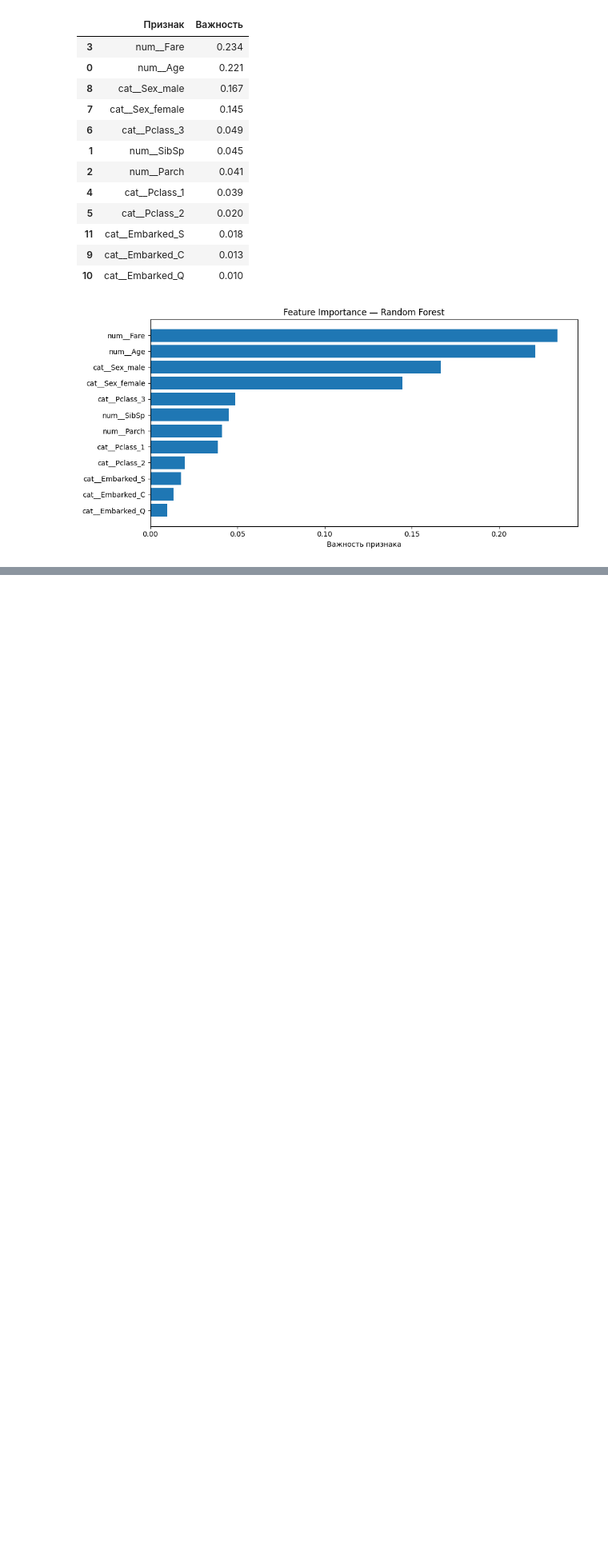
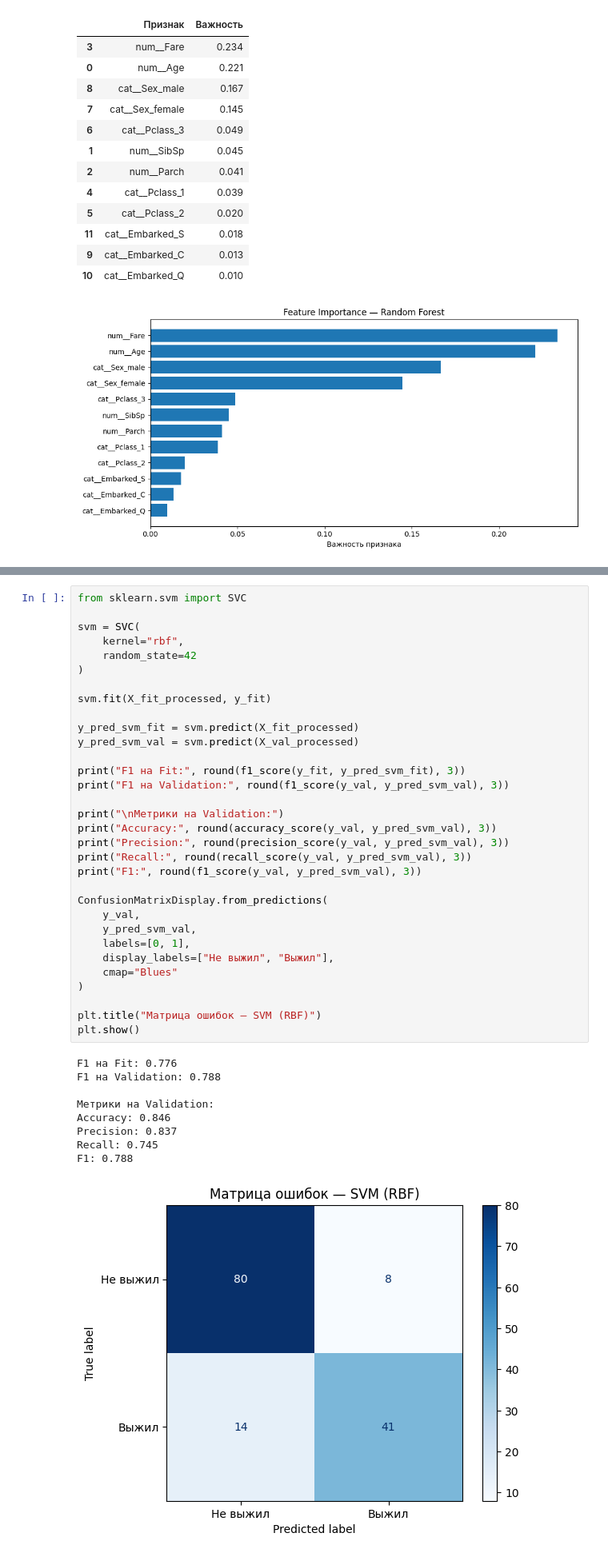
Before and after one commit to stdt106/ml_course_mai, a Jupyter notebook: lab02/lab02.ipynb, the cells around one changed output, grey strips where cells are left out. Shown at 80% size. Saved outputs shown, nothing was run; the diff lists cells and outputs as text; blank space fills up the shorter version.

```diff
--- a/lab02/lab02.ipynb
+++ b/lab02/lab02.ipynb
@@ -662,0 +837,42 @@ plt.show()
+# %%
+from sklearn.svm import SVC
+
+svm = SVC(
+    kernel="rbf",
+    random_state=42
+)
+
+svm.fit(X_fit_processed, y_fit)
+
+y_pred_svm_fit = svm.predict(X_fit_processed)
+y_pred_svm_val = svm.predict(X_val_processed)
+
+print("F1 на Fit:", round(f1_score(y_fit, y_pred_svm_fit), 3))
+print("F1 на Validation:", round(f1_score(y_val, y_pred_svm_val), 3))
+
+print("\nМетрики на Validation:")
+print("Accuracy:", round(accuracy_score(y_val, y_pred_svm_val), 3))
+print("Precision:", round(precision_score(y_val, y_pred_svm_val), 3))
+print("Recall:", round(recall_score(y_val, y_pred_svm_val), 3))
+print("F1:", round(f1_score(y_val, y_pred_svm_val), 3))
+
+ConfusionMatrixDisplay.from_predictions(
+    y_val,
+    y_pred_svm_val,
+    labels=[0, 1],
+    display_labels=["Не выжил", "Выжил"],
+    cmap="Blues"
+)
+
+plt.title("Матрица ошибок — SVM (RBF)")
+plt.show()
+# %% [output]
+F1 на Fit: 0.776
+F1 на Validation: 0.788
+
+Метрики на Validation:
+Accuracy: 0.846
+Precision: 0.837
+Recall: 0.745
+F1: 0.788
+[figure, added]
```
Also changed, not shown: parts of 29 cells of this notebook.
